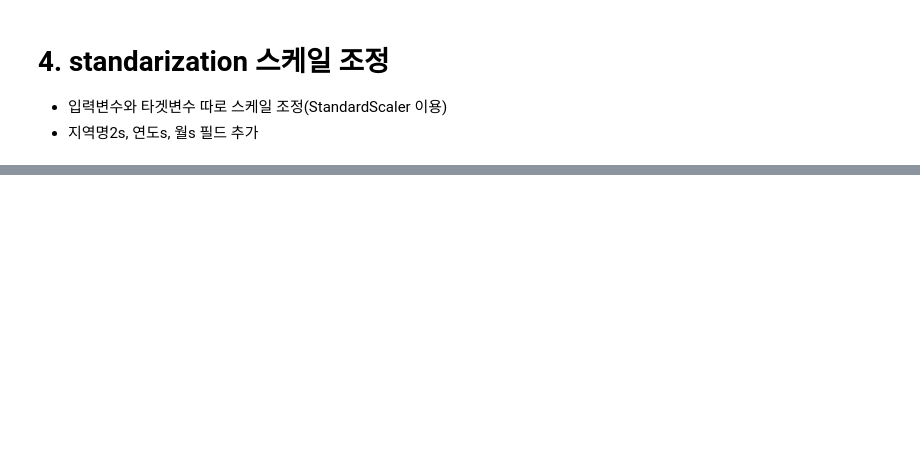
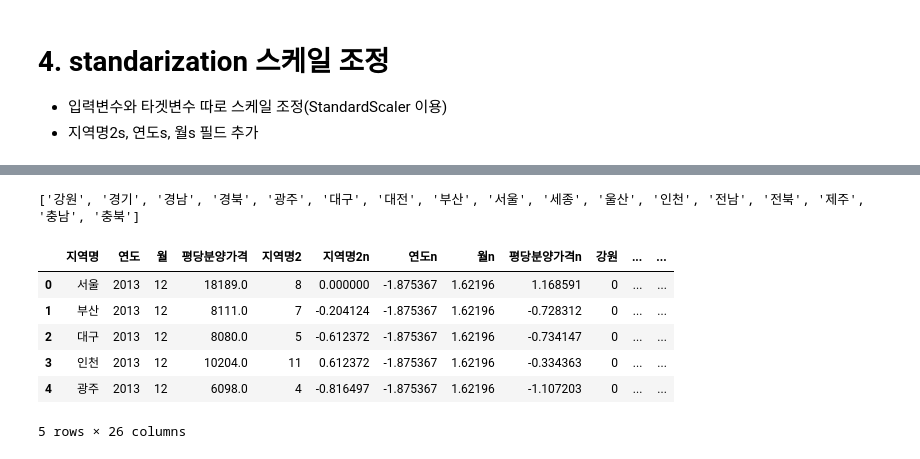
Before and after one commit to jangsh4752/ai_x, a Jupyter notebook: source/05_DeepLearning/연습문제(라벨인코딩_스케일조정).ipynb, the cells around one changed output, grey strips where cells are left out. Drawn from its saved outputs; the diff is of its cells as text; code cells hidden in the pictures; blank space fills up the shorter version.

```diff
--- a/source/05_DeepLearning/연습문제(라벨인코딩_스케일조정).ipynb
+++ b/source/05_DeepLearning/연습문제(라벨인코딩_스케일조정).ipynb
@@ -31,3 +41,12 @@ df.head()
 # 2. 지역명의 라벨 인코딩
 - 지역명을 라벨인코딩한 지역명2 필드 추가
 - 분석할 경우 원핫인코딩까지 할 것을 추천
+# %%
+from sklearn.preprocessing import LabelEncoder
+le = LabelEncoder()
+df['지역명2'] = le.fit_transform(df['지역명'])
+import pandas as pd
+# df['지역명2'] = pd.Series(le.fit_transform(df['지역명']))
+# df['지역명'].value_counts()
+# df['지역명2'].value_counts()
+df.sample()
@@ -37,0 +65,12 @@ df.head()
+# %%
+# 전체내용 :df
+# 독립변수를 넘파이배열로 : df[['지역명2','연도','월']].values
+# 종속변수를 넘파이 배열로 :df[['평당분양가격']].values
+X_data = df[['지역명2','연도','월']].values
+y_data = df[['평당분양가격']].values
+from sklearn.preprocessing import MinMaxScaler
+x_scaler = MinMaxScaler()
+y_scaler = MinMaxScaler()
+df[['지역명2n','연도n','월n']] = x_scaler.fit_transform(X_data)
+df[['평당분양가격n']] = y_scaler.fit_transform(y_data)
+df.head()
@@ -39,3 +85,10 @@ df.head()
 # 4. standarization 스케일 조정
 - 입력변수와 타겟변수 따로 스케일 조정(StandardScaler 이용)
 - 지역명2s, 연도s, 월s 필드 추가
+# %%
+from sklearn.preprocessing import StandardScaler
+x_scaler = StandardScaler()
+y_scaler = StandardScaler()
+df[['지역명2n','연도n','월n']] = x_scaler.fit_transform(X_data)
+df[['평당분양가격n']] = y_scaler.fit_transform(y_data)
+df.head()
@@ -41,0 +115,19 @@ df.head()
+# %%
+# 지역명, 지역명2
+loc_info = df[['지역명','지역명2']].head(17).sort_values(by='지역명2')
+loc_column_names = loc_info['지역명'].tolist()
+print(loc_column_names)
+# %% [output]
+['강원', '경기', '경남', '경북', '광주', '대구', '대전', '부산', '서울', '세종', '울산', '인천', '전남', '전북', '제주', '충남', '충북']
+# %%
+import numpy as np
+df[loc_column_names] = to_categorical(df['지역명2']).astype(np.int16)
+df.head()
+# %% [output]
+|  | 지역명 | 연도 | 월 | 평당분양가격 | 지역명2 | 지역명2n | 연도n | 월n | 평당분양가격n | 강원 | ... | ... |
+| 0 | 서울 | 2013 | 12 | 18189.0 | 8 | 0.000000 | -1.875367 | 1.62196 | 1.168591 | 0 | ... | ... |
+| 1 | 부산 | 2013 | 12 | 8111.0 | 7 | -0.204124 | -1.875367 | 1.62196 | -0.728312 | 0 | ... | ... |
+| 2 | 대구 | 2013 | 12 | 8080.0 | 5 | -0.612372 | -1.875367 | 1.62196 | -0.734147 | 0 | ... | ... |
+| 3 | 인천 | 2013 | 12 | 10204.0 | 11 | 0.612372 | -1.875367 | 1.62196 | -0.334363 | 0 | ... | ... |
+| 4 | 광주 | 2013 | 12 | 6098.0 | 4 | -0.816497 | -1.875367 | 1.62196 | -1.107203 | 0 | ... | ... |
+5 rows × 26 columns
```
Also changed, not shown: parts of 8 cells of this notebook, 11 other files.
